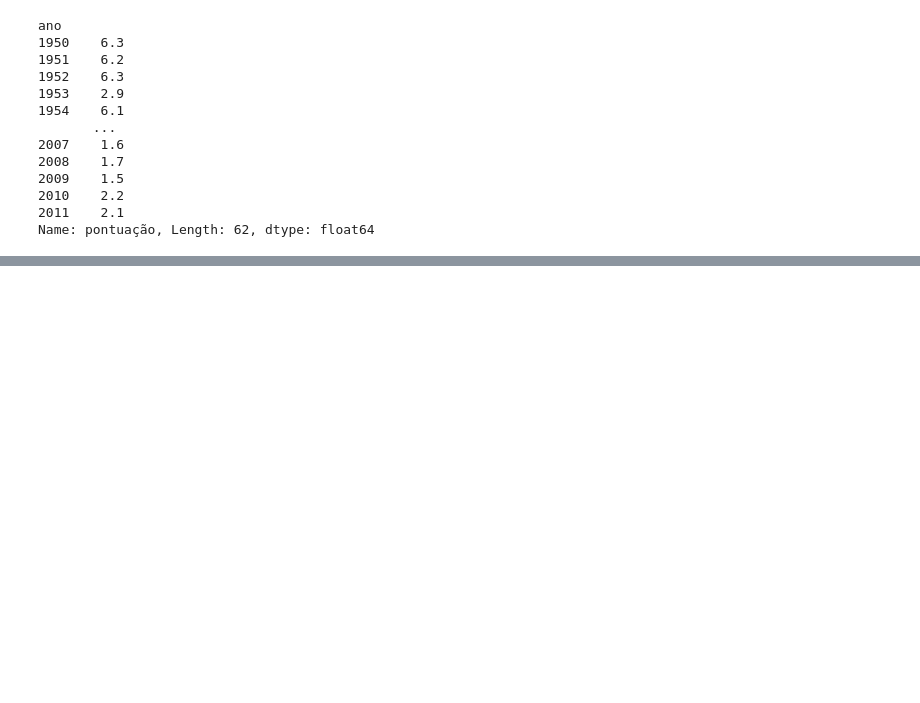
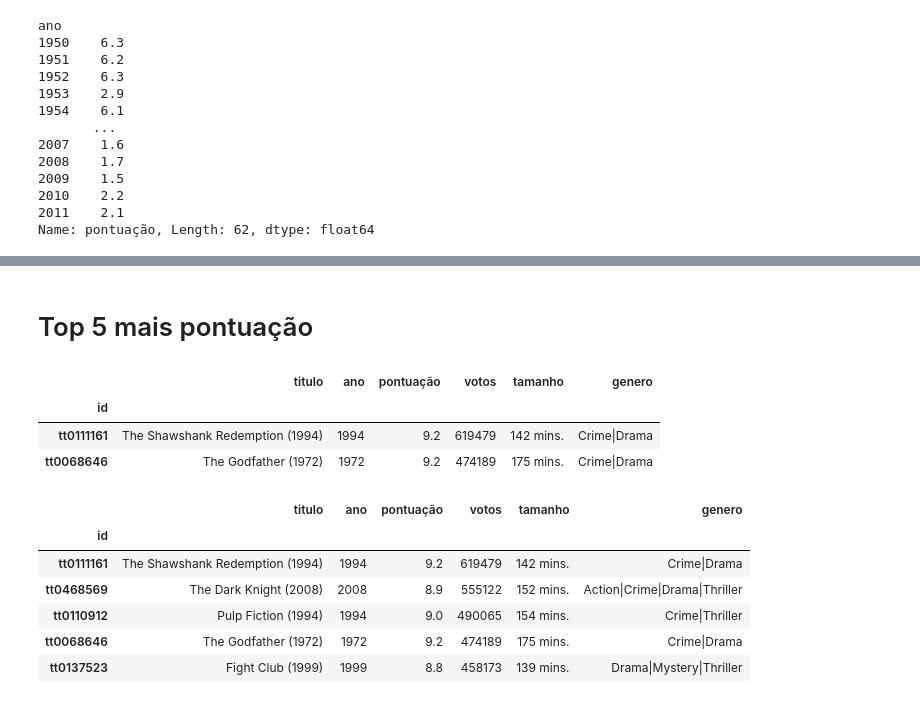
Before and after one commit to pepz1n/Learning-Python, a Jupyter notebook: python_juypter_files/pepz1nJupyter/dataAnalise.ipynb, the cells around one changed output, grey strips where cells are left out. Cells and saved outputs as stored; diff of their text form; code cells hidden in the pictures; blank space fills up the shorter version.

```diff
--- a/python_juypter_files/pepz1nJupyter/dataAnalise.ipynb
+++ b/python_juypter_files/pepz1nJupyter/dataAnalise.ipynb
@@ -416,0 +429,19 @@ Name: pontuação, Length: 62, dtype: float64
+# %% [markdown]
+# Top 5 mais pontuação
+# %%
+data[data['pontuação'] == data['pontuação'].max()]
+# %% [output]
+|  | titulo | ano | pontuação | votos | tamanho | genero |
+| id |  |  |  |  |  |  |
+| tt0111161 | The Shawshank Redemption (1994) | 1994 | 9.2 | 619479 | 142 mins. | Crime|Drama |
+| tt0068646 | The Godfather (1972) | 1972 | 9.2 | 474189 | 175 mins. | Crime|Drama |
+# %%
+data.sort_values(by='votos', ascending=False).head()
+# %% [output]
+|  | titulo | ano | pontuação | votos | tamanho | genero |
+| id |  |  |  |  |  |  |
+| tt0111161 | The Shawshank Redemption (1994) | 1994 | 9.2 | 619479 | 142 mins. | Crime|Drama |
+| tt0468569 | The Dark Knight (2008) | 2008 | 8.9 | 555122 | 152 mins. | Action|Crime|Drama|Thriller |
+| tt0110912 | Pulp Fiction (1994) | 1994 | 9.0 | 490065 | 154 mins. | Crime|Thriller |
+| tt0068646 | The Godfather (1972) | 1972 | 9.2 | 474189 | 175 mins. | Crime|Drama |
+| tt0137523 | Fight Club (1999) | 1999 | 8.8 | 458173 | 139 mins. | Drama|Mystery|Thriller |
```
Also changed, not shown: parts of 5 cells of this notebook, 1 other file.
